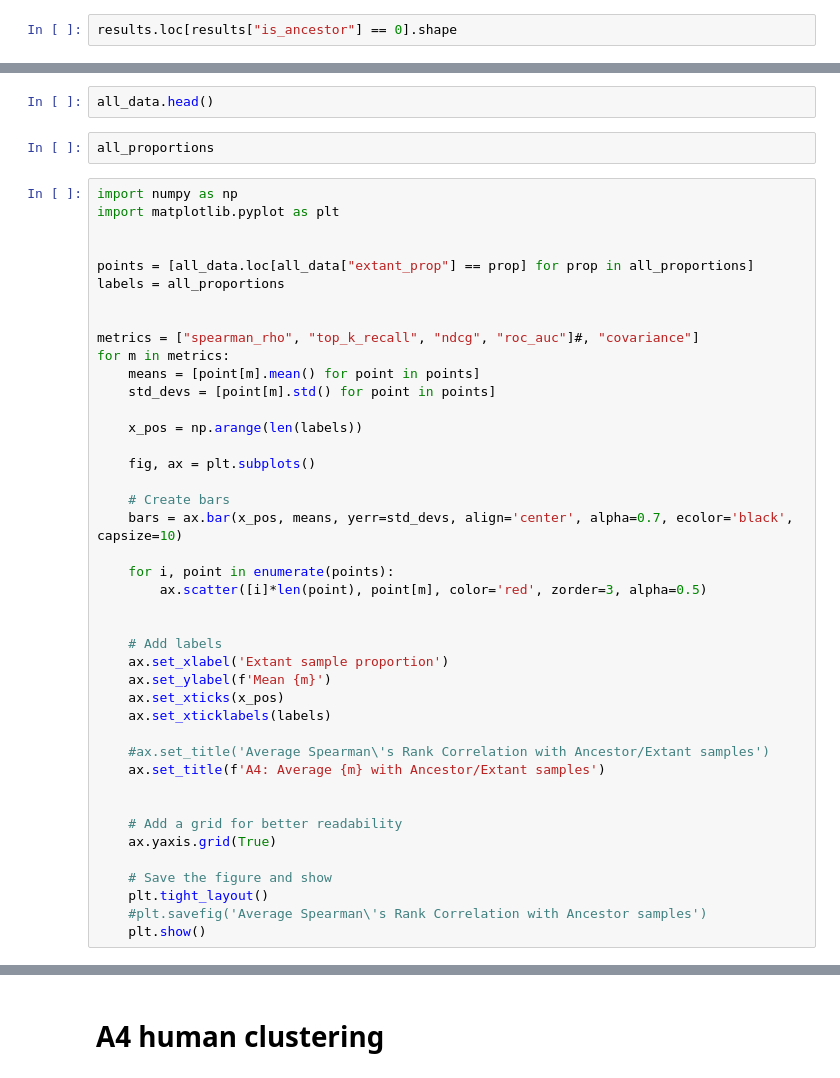
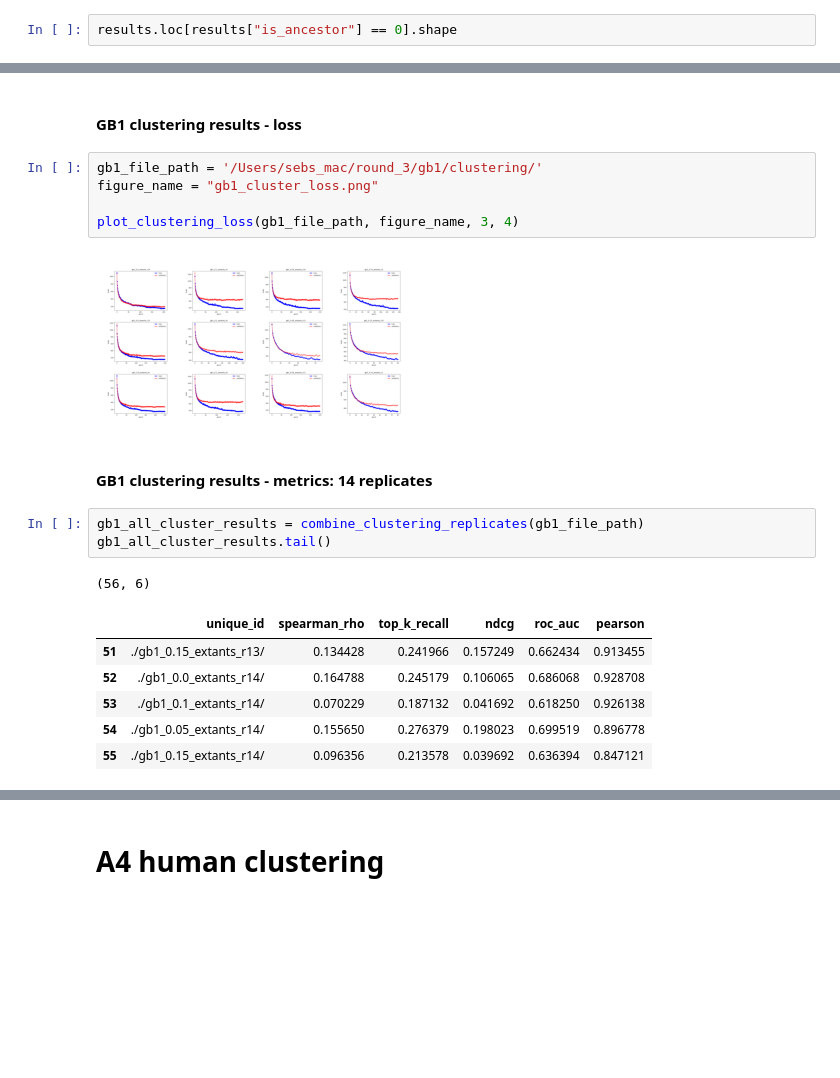
Before and after one commit to SebPorras/MAP_VAE, a Jupyter notebook: notebooks/sampling_ancestors.ipynb, the cells around one changed output, grey strips where cells are left out. Saved outputs shown, nothing was run; the diff lists cells and outputs as text; blank space fills up the shorter version.

Commit message:
clustering results

```diff
--- a/notebooks/sampling_ancestors.ipynb
+++ b/notebooks/sampling_ancestors.ipynb
@@ -156,46 +337,22 @@ subsets = [all_data.loc[all_data["extant_prop"] == prop] for prop in all_proport
-# %%
-all_data.head()
-# %%
-all_proportions
-# %%
-import numpy as np
-import matplotlib.pyplot as plt
-
-
-points = [all_data.loc[all_data["extant_prop"] == prop] for prop in all_proportions]
-labels = all_proportions
-
-
-metrics = ["spearman_rho", "top_k_recall", "ndcg", "roc_auc"]#, "covariance"]
-for m in metrics:
-    means = [point[m].mean() for point in points]
-    std_devs = [point[m].std() for point in points]
-
-    x_pos = np.arange(len(labels))
-
-    fig, ax = plt.subplots()
-
-    # Create bars
-    bars = ax.bar(x_pos, means, yerr=std_devs, align='center', alpha=0.7, ecolor='black', capsize=10)
-
-    for i, point in enumerate(points):
-        ax.scatter([i]*len(point), point[m], color='red', zorder=3, alpha=0.5)
-
-
-    # Add labels
-    ax.set_xlabel('Extant sample proportion')
-    ax.set_ylabel(f'Mean {m}')
-    ax.set_xticks(x_pos)
-    ax.set_xticklabels(labels)
-
-    #ax.set_title('Average Spearman\'s Rank Correlation with Ancestor/Extant samples')
-    ax.set_title(f'A4: Average {m} with Ancestor/Extant samples')
-
-
-    # Add a grid for better readability
-    ax.yaxis.grid(True)
-
-    # Save the figure and show
-    plt.tight_layout()
-    #plt.savefig('Average Spearman\'s Rank Correlation with Ancestor samples')
-    plt.show()
+# %% [markdown]
+#### GB1 clustering results - loss
+# %%
+gb1_file_path = '/Users/sebs_mac/round_3/gb1/clustering/'
+figure_name = "gb1_cluster_loss.png"
+
+plot_clustering_loss(gb1_file_path, figure_name, 3, 4)
+# %% [output]
+[figure, added]
+# %% [markdown]
+#### GB1 clustering results - metrics: 14 replicates
+# %%
+gb1_all_cluster_results = combine_clustering_replicates(gb1_file_path)
+gb1_all_cluster_results.tail()
+# %% [output]
+(56, 6)
+|  | unique_id | spearman_rho | top_k_recall | ndcg | roc_auc | pearson |
+| 51 | ./gb1_0.15_extants_r13/ | 0.134428 | 0.241966 | 0.157249 | 0.662434 | 0.913455 |
+| 52 | ./gb1_0.0_extants_r14/ | 0.164788 | 0.245179 | 0.106065 | 0.686068 | 0.928708 |
+| 53 | ./gb1_0.1_extants_r14/ | 0.070229 | 0.187132 | 0.041692 | 0.618250 | 0.926138 |
+| 54 | ./gb1_0.05_extants_r14/ | 0.155650 | 0.276379 | 0.198023 | 0.699519 | 0.896778 |
+| 55 | ./gb1_0.15_extants_r14/ | 0.096356 | 0.213578 | 0.039692 | 0.636394 | 0.847121 |
```
Also changed, not shown: parts of 76 cells of this notebook, 3 other files.
